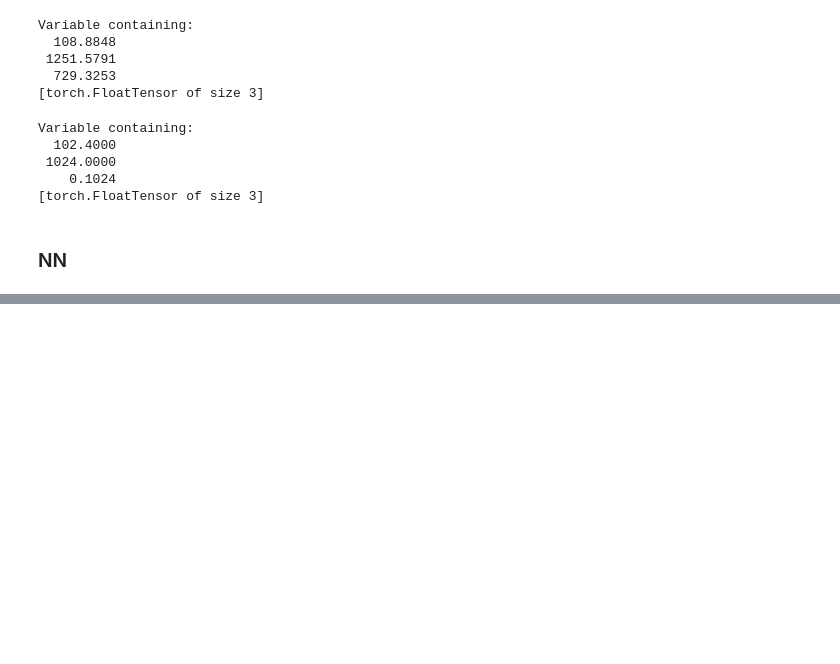
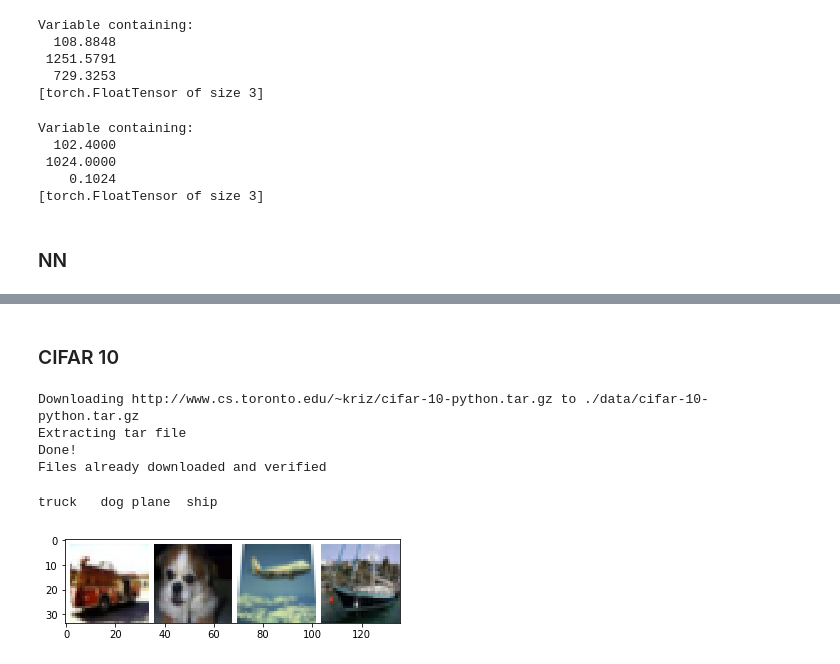
Before and after one commit to zhuohuwu0603/lab, a Jupyter notebook: pytorch/tutorials/redo Deep Learning with PyTorch.ipynb, the cells around one changed output, grey strips where cells are left out. Cells and saved outputs as stored; diff of their text form; code cells hidden in the pictures; blank space fills up the shorter version.

Commit message:
done tutorial

```diff
--- a/pytorch/tutorials/redo Deep Learning with PyTorch.ipynb
+++ b/pytorch/tutorials/redo Deep Learning with PyTorch.ipynb
@@ -227,0 +330,2 @@ Variable containing:
+# %% [markdown]
+### CIFAR 10
@@ -227,0 +335,40 @@ Variable containing:
+# %%
+transform=transforms.Compose([transforms.ToTensor(),
+                              transforms.Normalize((0.5, 0.5, 0.5), (0.5, 0.5, 0.5)),
+                             ])
+trainset = torchvision.datasets.CIFAR10(root='./data', train=True, download=True, transform=transform)
+trainloader = torch.utils.data.DataLoader(trainset, batch_size=4,
+                                          shuffle=True, num_workers=2)
+
+testset = torchvision.datasets.CIFAR10(root='./data', train=False, download=True, transform=transform)
+testloader = torch.utils.data.DataLoader(testset, batch_size=4,
+                                          shuffle=False, num_workers=2)
+classes = ('plane', 'car', 'bird', 'cat',
+           'deer', 'dog', 'frog', 'horse', 'ship', 'truck')
+# %% [output]
+Downloading http://www.cs.toronto.edu/~kriz/cifar-10-python.tar.gz to ./data/cifar-10-python.tar.gz
+Extracting tar file
+Done!
+Files already downloaded and verified
+# %%
+# functions to show an image
+import matplotlib.pyplot as plt
+import numpy as np
+%matplotlib inline
+
+def imshow(img):
+    img = img / 2 + 0.5 # unnormalize
+    npimg = img.numpy()
+    plt.imshow(np.transpose(npimg, (1,2,0)))
+# %%
+# show some random training images
+dataiter = iter(trainloader)
+images, labels = dataiter.next()
+
+# print images
+imshow(torchvision.utils.make_grid(images))
+# print labels
+print(' '.join('%5s'%classes[labels[j]] for j in range(4)))
+# %% [output]
+truck   dog plane  ship
+[figure, added]
```
Also changed, not shown: parts of 28 cells of this notebook, 1 other file.
